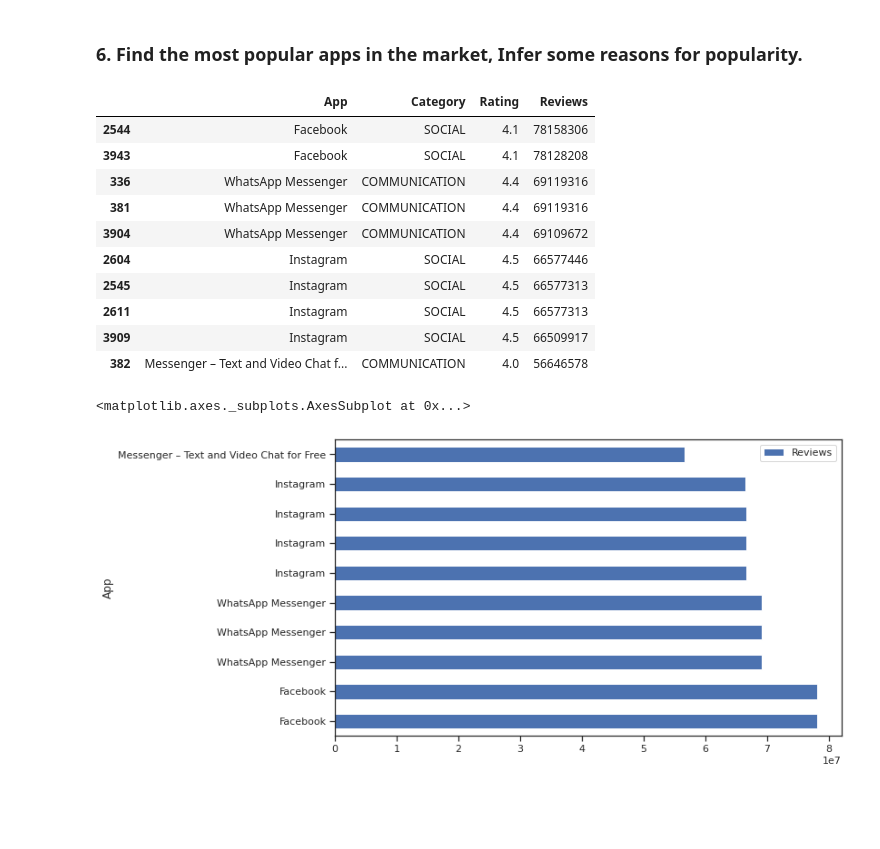
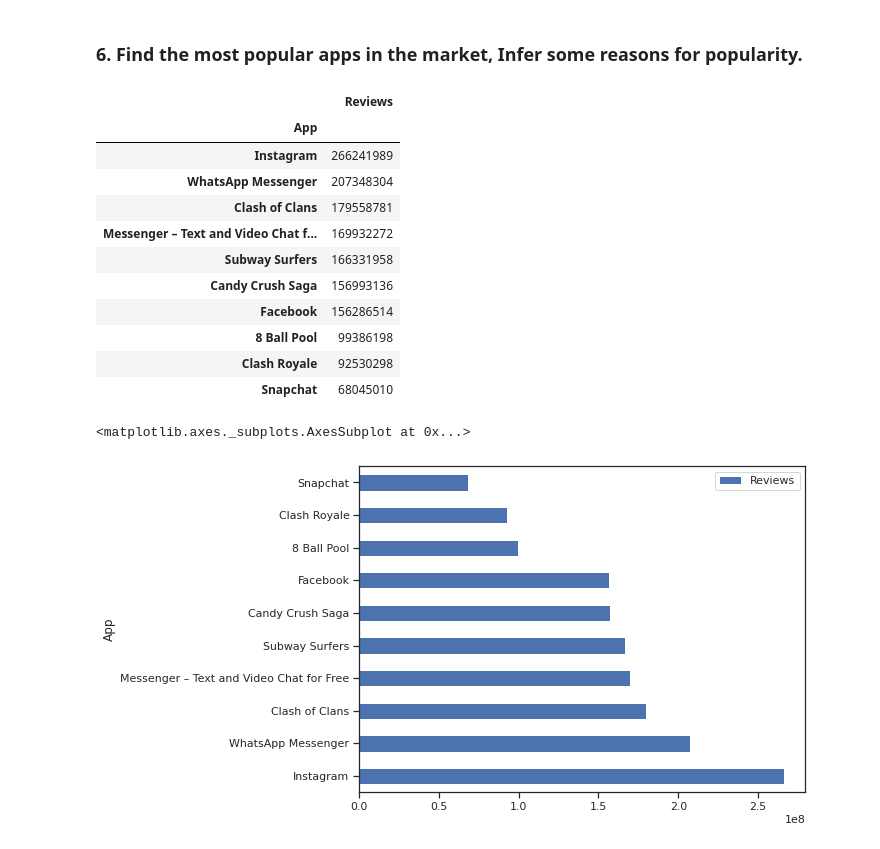
Before and after one commit to ganathetechie/AlmaBetter-Capstone-Project-1, a Jupyter notebook: Play_Store_App_Review_Analysis_Capstone_Project.ipynb, the cells around one changed output. Drawn from its saved outputs; the diff is of its cells as text; code cells hidden in the pictures; blank space fills up the shorter version.

```diff
--- a/Play_Store_App_Review_Analysis_Capstone_Project.ipynb
+++ b/Play_Store_App_Review_Analysis_Capstone_Project.ipynb
@@ -790,22 +764,23 @@ Ratings across categories for Free apps
 ### 6. Find the most popular apps in the market, Infer some reasons for popularity.
 # %%
 # Assuming the popularity based on the number of reviews users have given to the app across both the categories of paid and free
-popular_apps = df_apps.nlargest(10,['Reviews'])
-popular_apps[['App','Category','Rating','Reviews']]
+popular_df = df_apps.groupby('App')[['Reviews','App']].sum().nlargest(10,['Reviews'])
+popular_df
 # %% [output]
-|  | App | Category | Rating | Reviews |
-| 2544 | Facebook | SOCIAL | 4.1 | 78158306 |
-| 3943 | Facebook | SOCIAL | 4.1 | 78128208 |
-| 336 | WhatsApp Messenger | COMMUNICATION | 4.4 | 69119316 |
-| 381 | WhatsApp Messenger | COMMUNICATION | 4.4 | 69119316 |
-| 3904 | WhatsApp Messenger | COMMUNICATION | 4.4 | 69109672 |
-| 2604 | Instagram | SOCIAL | 4.5 | 66577446 |
-| 2545 | Instagram | SOCIAL | 4.5 | 66577313 |
-| 2611 | Instagram | SOCIAL | 4.5 | 66577313 |
-| 3909 | Instagram | SOCIAL | 4.5 | 66509917 |
-| 382 | Messenger – Text and Video Chat f... | COMMUNICATION | 4.0 | 56646578 |
+|  | Reviews |
+| App |  |
+| Instagram | 266241989 |
+| WhatsApp Messenger | 207348304 |
+| Clash of Clans | 179558781 |
+| Messenger – Text and Video Chat f... | 169932272 |
+| Subway Surfers | 166331958 |
+| Candy Crush Saga | 156993136 |
+| Facebook | 156286514 |
+| 8 Ball Pool | 99386198 |
+| Clash Royale | 92530298 |
+| Snapchat | 68045010 |
 # %%
-popular_apps[['App','Reviews']].plot.barh( x = 'App', y = 'Reviews', figsize = (10,6))
+popular_df.nlargest(10,['Reviews']).plot.barh(figsize = (8,6))
 # %% [output]
 <matplotlib.axes._subplots.AxesSubplot at 0x...>
-[figure, old version]
+[figure, new version]
```
Also changed, not shown: parts of 11 cells of this notebook.
